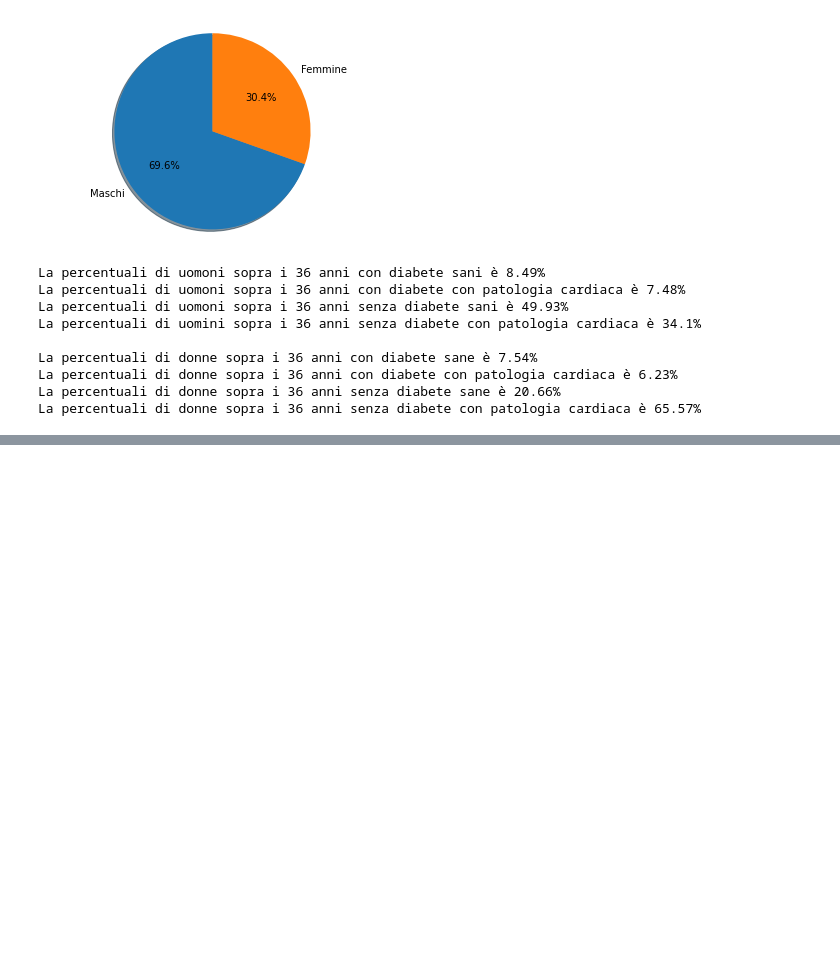
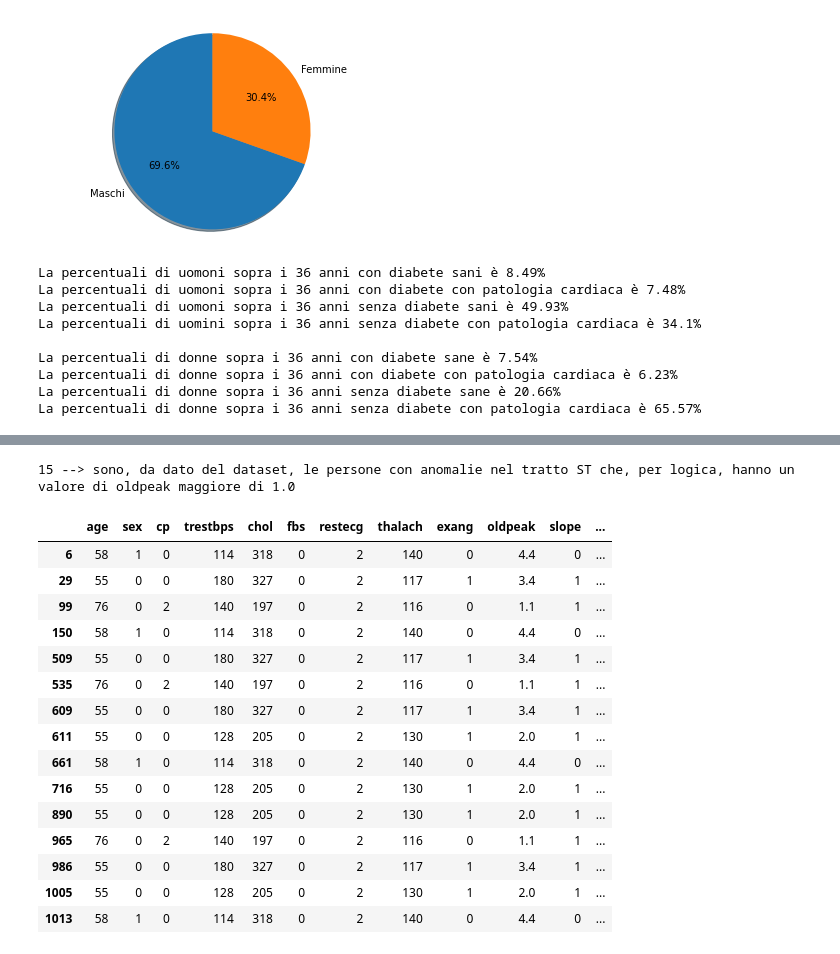
Before and after one commit to ProfeKing/NSPH_Project, a Jupyter notebook: NSPH_project.ipynb, the cells around one changed output, grey strips where cells are left out. Cells and saved outputs as stored; diff of their text form; code cells hidden in the pictures; blank space fills up the shorter version.

```diff
--- a/NSPH_project.ipynb
+++ b/NSPH_project.ipynb
@@ -162,0 +312,25 @@ percentuale donne con battito massimo superiore a 150 sul numero totale di uomin
+# %%
+oldpeak_two = heart.loc[heart.restecg == 2][heart.oldpeak > 1.0]
+print(len(oldpeak_two), ("--> sono, da dato del dataset, le persone con anomalie nel tratto ST che, per logica, hanno un valore di oldpeak maggiore di 1.0"))
+# %% [output]
+15 --> sono, da dato del dataset, le persone con anomalie nel tratto ST che, per logica, hanno un valore di oldpeak maggiore di 1.0
+# %%
+# Verifica che sono le stesse persone
+heart.loc[heart.restecg == 2]
+# %% [output]
+|  | age | sex | cp | trestbps | chol | fbs | restecg | thalach | exang | oldpeak | slope | ... |
+| 6 | 58 | 1 | 0 | 114 | 318 | 0 | 2 | 140 | 0 | 4.4 | 0 | ... |
+| 29 | 55 | 0 | 0 | 180 | 327 | 0 | 2 | 117 | 1 | 3.4 | 1 | ... |
+| 99 | 76 | 0 | 2 | 140 | 197 | 0 | 2 | 116 | 0 | 1.1 | 1 | ... |
+| 150 | 58 | 1 | 0 | 114 | 318 | 0 | 2 | 140 | 0 | 4.4 | 0 | ... |
+| 509 | 55 | 0 | 0 | 180 | 327 | 0 | 2 | 117 | 1 | 3.4 | 1 | ... |
+| 535 | 76 | 0 | 2 | 140 | 197 | 0 | 2 | 116 | 0 | 1.1 | 1 | ... |
+| 609 | 55 | 0 | 0 | 180 | 327 | 0 | 2 | 117 | 1 | 3.4 | 1 | ... |
+| 611 | 55 | 0 | 0 | 128 | 205 | 0 | 2 | 130 | 1 | 2.0 | 1 | ... |
+| 661 | 58 | 1 | 0 | 114 | 318 | 0 | 2 | 140 | 0 | 4.4 | 0 | ... |
+| 716 | 55 | 0 | 0 | 128 | 205 | 0 | 2 | 130 | 1 | 2.0 | 1 | ... |
+| 890 | 55 | 0 | 0 | 128 | 205 | 0 | 2 | 130 | 1 | 2.0 | 1 | ... |
+| 965 | 76 | 0 | 2 | 140 | 197 | 0 | 2 | 116 | 0 | 1.1 | 1 | ... |
+| 986 | 55 | 0 | 0 | 180 | 327 | 0 | 2 | 117 | 1 | 3.4 | 1 | ... |
+| 1005 | 55 | 0 | 0 | 128 | 205 | 0 | 2 | 130 | 1 | 2.0 | 1 | ... |
+| 1013 | 58 | 1 | 0 | 114 | 318 | 0 | 2 | 140 | 0 | 4.4 | 0 | ... |
```
Also changed, not shown: parts of 14 cells of this notebook.
